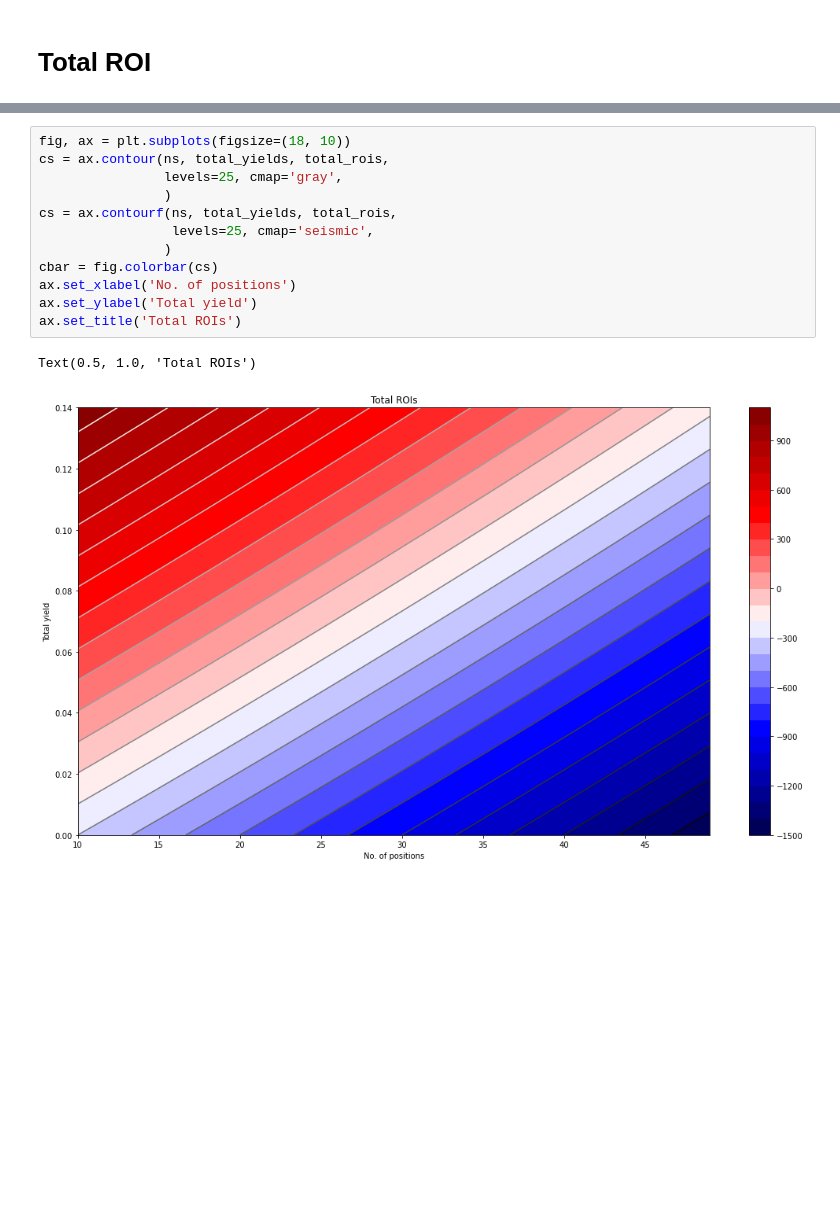
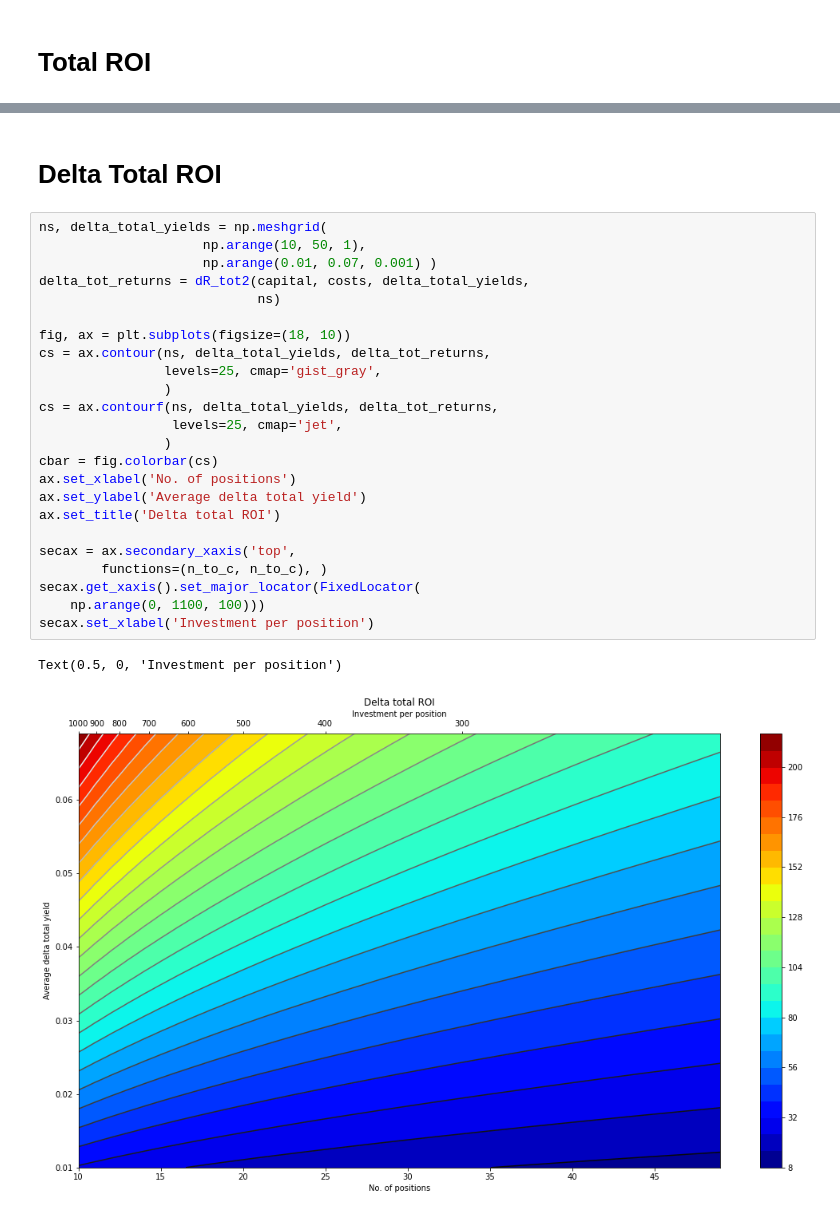
Before and after one commit to jkotula89/StockAnalysis, a Jupyter notebook: Stock return model.ipynb, the cells around one changed output, grey strips where cells are left out. Saved outputs shown, nothing was run; the diff lists cells and outputs as text; blank space fills up the shorter version.

```diff
--- a/Stock return model.ipynb
+++ b/Stock return model.ipynb
@@ -180,15 +246,29 @@ total_rois = total_roi2(capital, buy_cost, total_yields, ns)
+# %% [markdown]
+# Delta Total ROI
 # %%
+ns, delta_total_yields = np.meshgrid(
+                     np.arange(10, 50, 1),
+                     np.arange(0.01, 0.07, 0.001) )
+delta_tot_returns = dR_tot2(capital, costs, delta_total_yields,
+                            ns)
+
 fig, ax = plt.subplots(figsize=(18, 10))
-cs = ax.contour(ns, total_yields, total_rois,
-                levels=25, cmap='gray',
+cs = ax.contour(ns, delta_total_yields, delta_tot_returns,
+                levels=25, cmap='gist_gray',
                 )
-cs = ax.contourf(ns, total_yields, total_rois,
-                 levels=25, cmap='seismic',
+cs = ax.contourf(ns, delta_total_yields, delta_tot_returns,
+                 levels=25, cmap='jet',
                 )
 cbar = fig.colorbar(cs)
 ax.set_xlabel('No. of positions')
-ax.set_ylabel('Total yield')
-ax.set_title('Total ROIs')
+ax.set_ylabel('Average delta total yield')
+ax.set_title('Delta total ROI')
+
+secax = ax.secondary_xaxis('top',
+        functions=(n_to_c, n_to_c), )
+secax.get_xaxis().set_major_locator(FixedLocator(
+    np.arange(0, 1100, 100)))
+secax.set_xlabel('Investment per position')
 # %% [output]
-Text(0.5, 1.0, 'Total ROIs')
+Text(0.5, 0, 'Investment per position')
-[figure, old version]
+[figure, new version]
```
Also changed, not shown: parts of 16 cells of this notebook.
